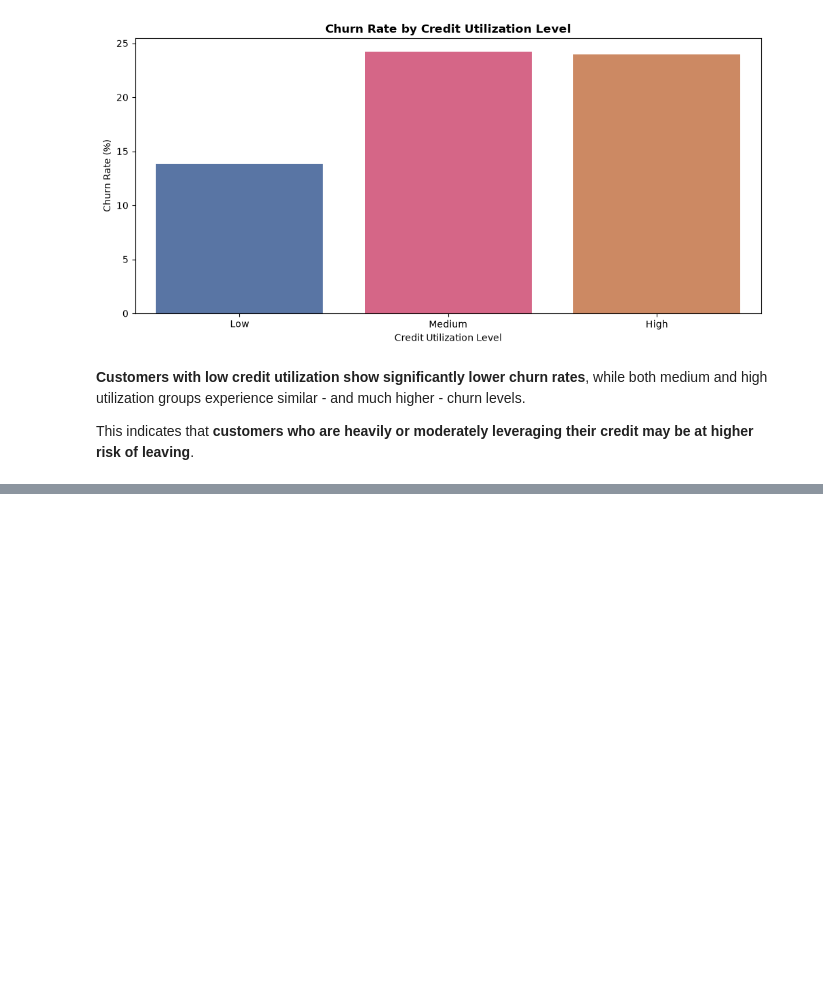
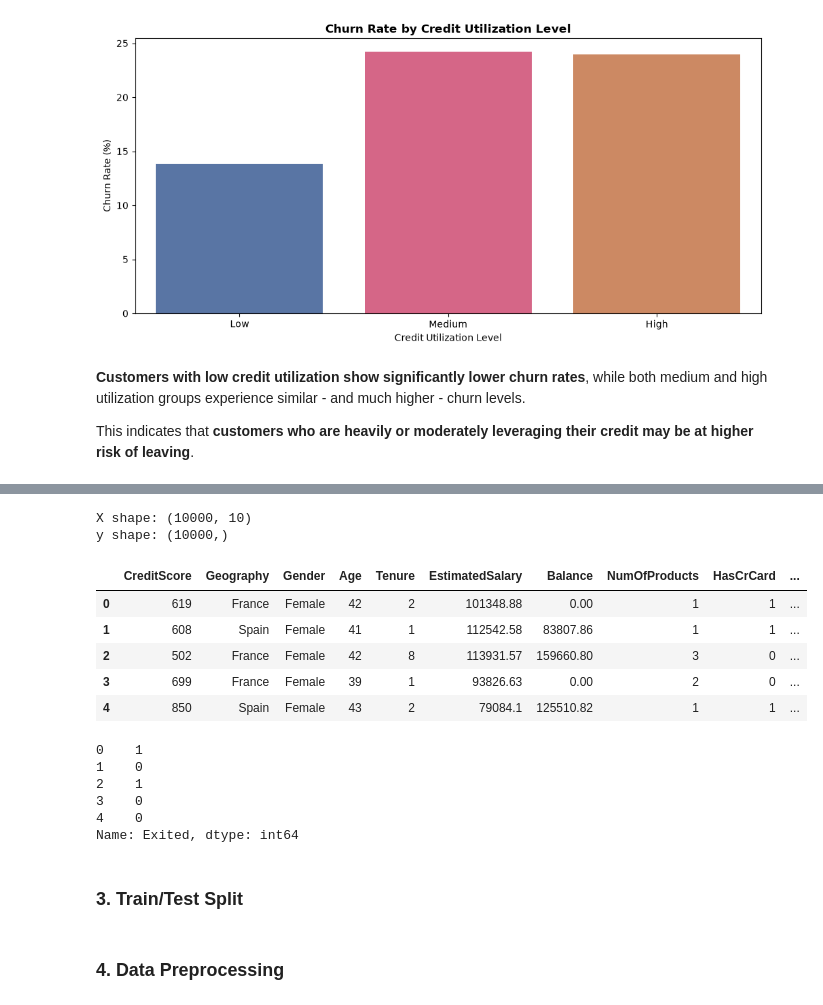
Before and after one commit to ppthanhtuyen-create/bank-customer-churn-analysis, a Jupyter notebook: data_understanding.ipynb, the cells around one changed output, grey strips where cells are left out. Saved outputs shown, nothing was run; the diff lists cells and outputs as text; code cells hidden in the pictures; blank space fills up the shorter version.

```diff
--- a/data_understanding.ipynb
+++ b/data_understanding.ipynb
@@ -2143,0 +2235,41 @@ This indicates that **customers who are heavily or moderately leveraging their c
+# %%
+#### Define x, y
+
+features = [
+    'CreditScore',
+    'Geography',
+    'Gender',
+    'Age',
+    'Tenure',
+    'EstimatedSalary',
+    'Balance',
+    'NumOfProducts',
+    'HasCrCard',
+    'IsActiveMember'
+]
+
+X = df_merged[features]
+y = df_merged['Exited']
+# %%
+print("X shape:", X.shape)
+print("y shape:", y.shape)
+
+display(X.head())
+display(y.head())
+# %% [output]
+X shape: (10000, 10)
+y shape: (10000,)
+|  | CreditScore | Geography | Gender | Age | Tenure | EstimatedSalary | Balance | NumOfProducts | HasCrCard | ... |
+| 0 | 619 | France | Female | 42 | 2 | 101348.88 | 0.00 | 1 | 1 | ... |
+| 1 | 608 | Spain | Female | 41 | 1 | 112542.58 | 83807.86 | 1 | 1 | ... |
+| 2 | 502 | France | Female | 42 | 8 | 113931.57 | 159660.80 | 3 | 0 | ... |
+| 3 | 699 | France | Female | 39 | 1 | 93826.63 | 0.00 | 2 | 0 | ... |
+| 4 | 850 | Spain | Female | 43 | 2 | 79084.1 | 125510.82 | 1 | 1 | ... |
+0    1
+1    0
+2    1
+3    0
+4    0
+Name: Exited, dtype: int64
+# %% [markdown]
+### 3. Train/Test Split
@@ -2143,0 +2286,2 @@ This indicates that **customers who are heavily or moderately leveraging their c
+# %% [markdown]
+### 4. **Data Preprocessing**
```
Also changed, not shown: parts of 27 cells of this notebook, 1 other file.
